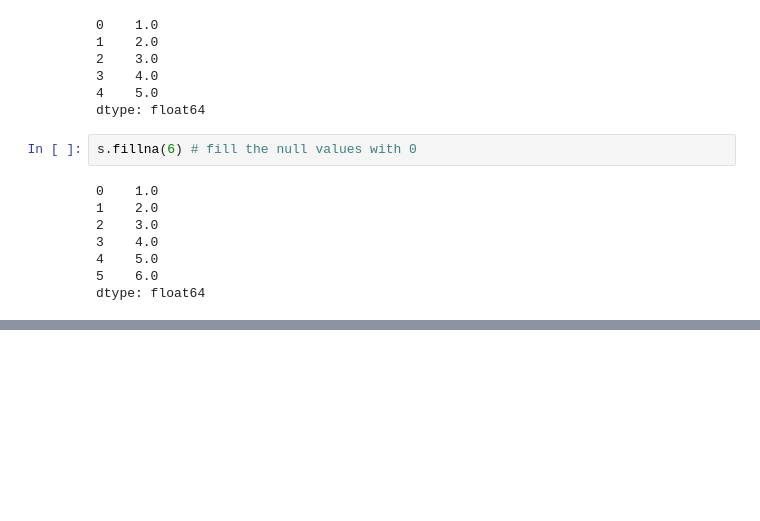
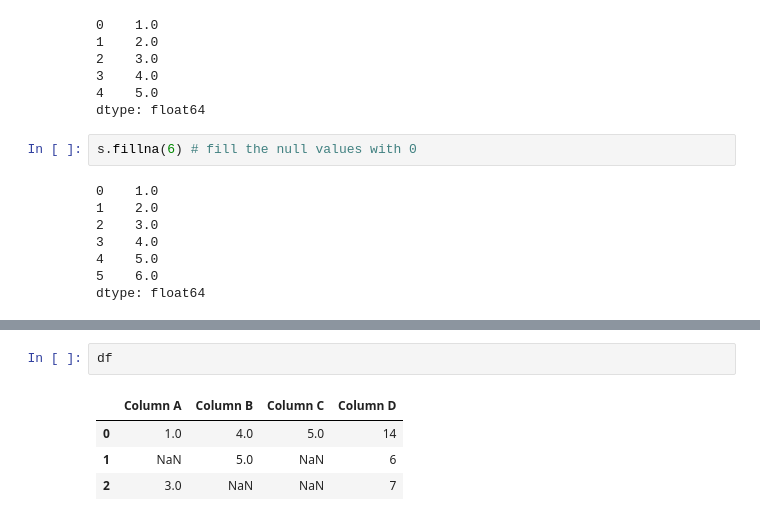
Before and after one commit to Yanil01/pandas_, a Jupyter notebook: main.ipynb, the cells around one changed output, grey strips where cells are left out. Cells and saved outputs as stored; diff of their text form; blank space fills up the shorter version.

```diff
--- a/main.ipynb
+++ b/main.ipynb
@@ -876,0 +1002,7 @@ dtype: float64
+# %%
+df
+# %% [output]
+|  | Column A | Column B | Column C | Column D |
+| 0 | 1.0 | 4.0 | 5.0 | 14 |
+| 1 | NaN | 5.0 | NaN | 6 |
+| 2 | 3.0 | NaN | NaN | 7 |
```
Also changed, not shown: parts of 17 cells of this notebook.
